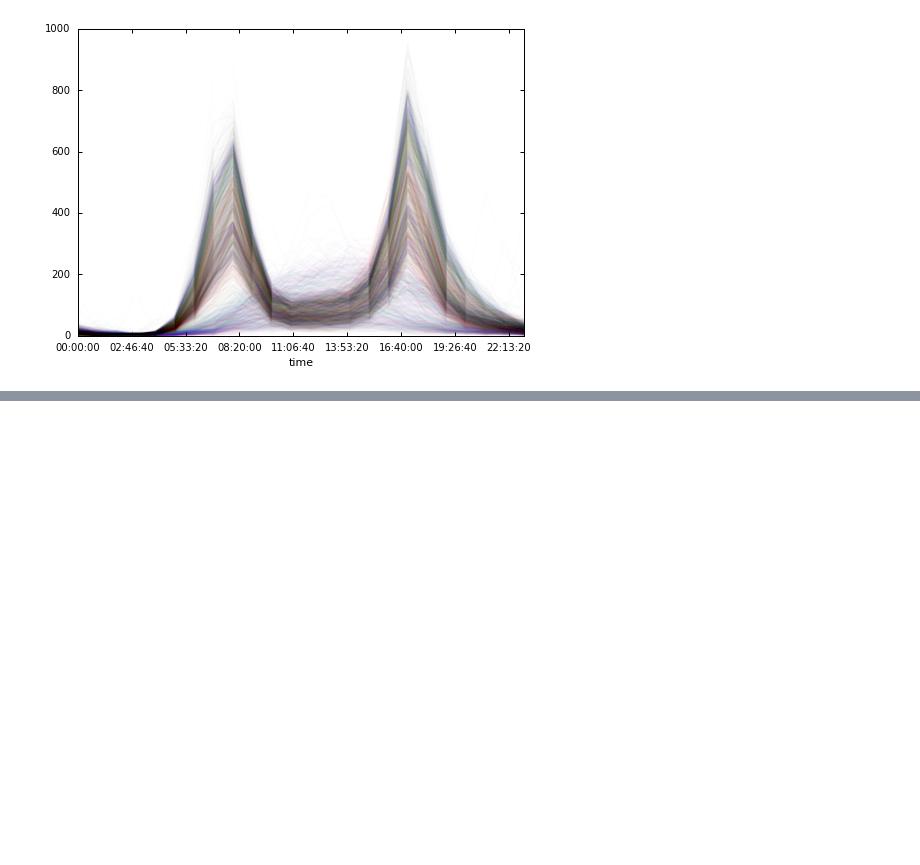
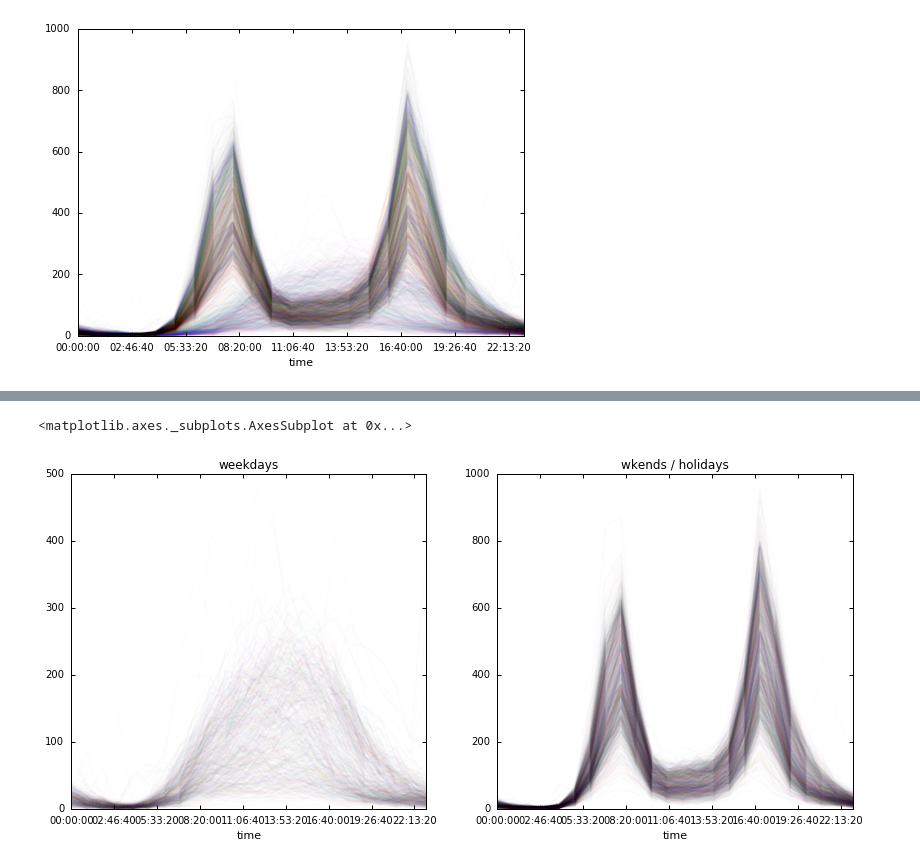
Before and after one commit to sladerski/Seattle_freamont_example, a Jupyter notebook: Seattle Fremont Cycle data.ipynb, the cells around one changed output, grey strips where cells are left out. Saved outputs shown, nothing was run; the diff lists cells and outputs as text; code cells hidden in the pictures; blank space fills up the shorter version.

```diff
--- a/Seattle Fremont Cycle data.ipynb
+++ b/Seattle Fremont Cycle data.ipynb
@@ -50,0 +87,8 @@ pivoted.plot(legend=False, alpha=0.01)
+# %%
+fig, ax = plt.subplots(1, 2, figsize=(14,6))
+
+pivoted.T[labels==0].T.plot(legend=False, alpha=0.01, ax=ax[0], title="weekdays")
+pivoted.T[labels==1].T.plot(legend=False, alpha=0.01, ax=ax[1], title="wkends / holidays")
+# %% [output]
+<matplotlib.axes._subplots.AxesSubplot at 0x...>
+[figure, added]
```
Also changed, not shown: parts of 16 cells of this notebook.
